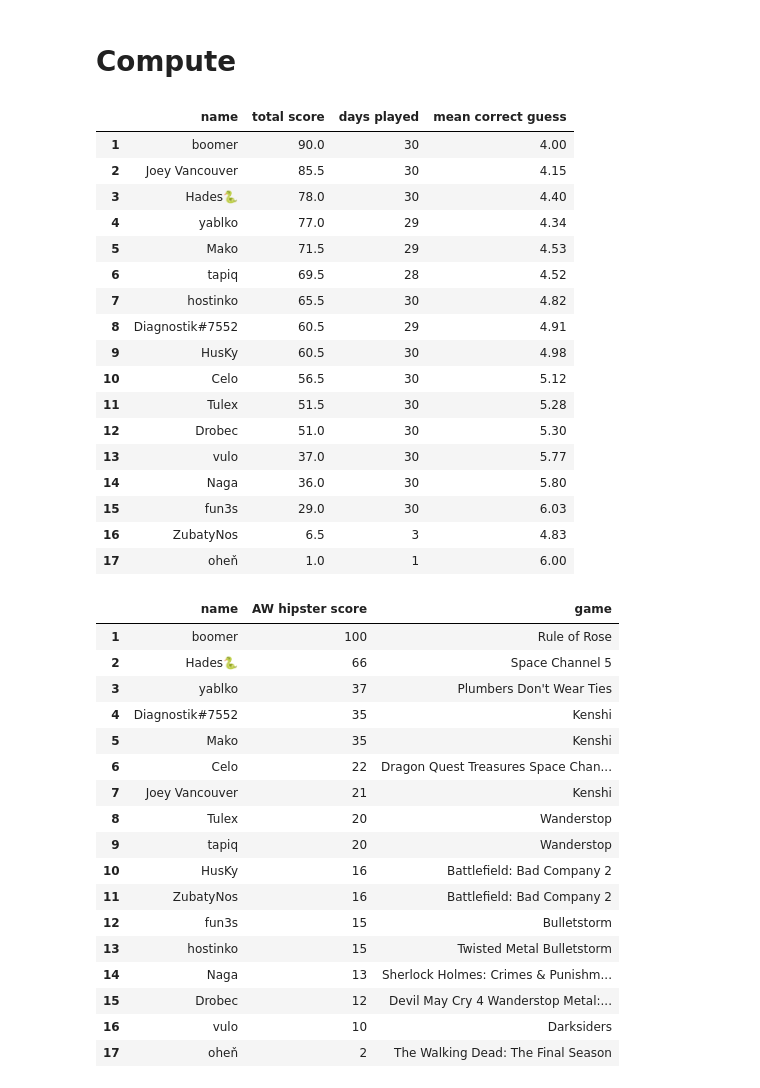
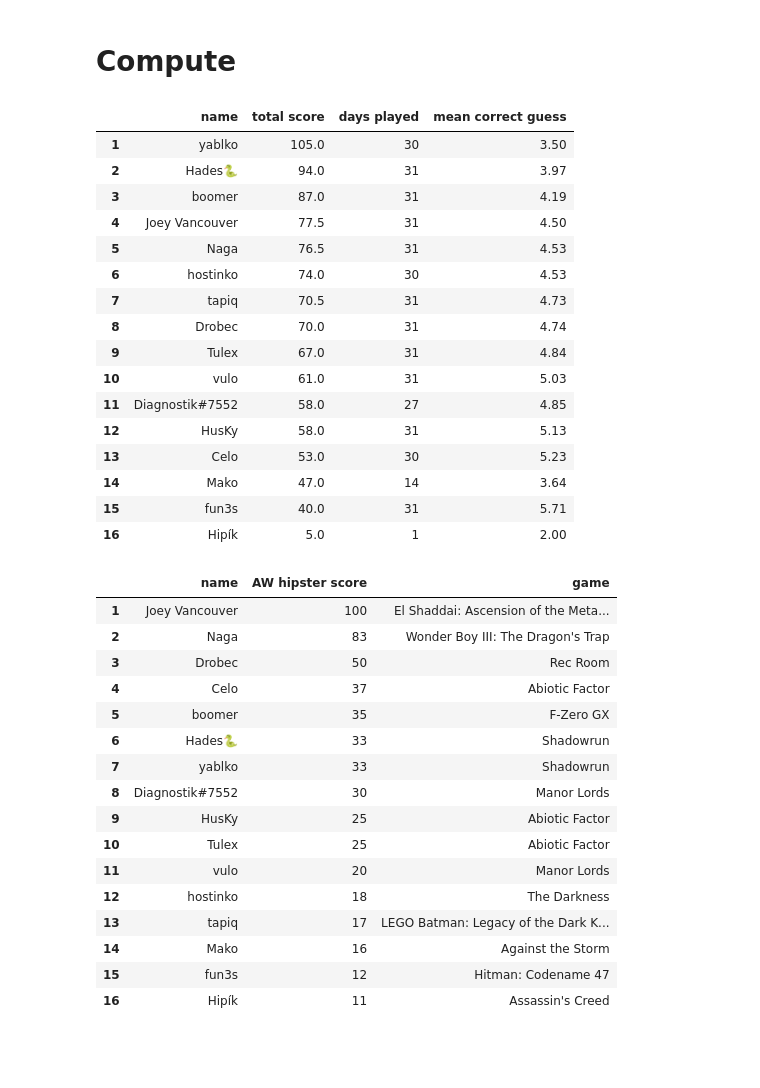
Before and after one commit to pavlikp/Arcade-Watch-Discord-Guess-the-Game-Awards, a Jupyter notebook: QuickGTG.ipynb, the cells around one changed output. Cells and saved outputs as stored; diff of their text form; code cells hidden in the pictures; blank space fills up the shorter version.

```diff
--- a/QuickGTG.ipynb
+++ b/QuickGTG.ipynb
@@ -56,13 +56,13 @@ new_games_df = new_games_df.set_index('day')
 # Compute
 # %%
 # import results
-f01 = open("gtg-jun26.txt", "r", encoding="utf8").read()
+f01 = open("gtg-jul26.txt", "r", encoding="utf8").read()
 
 fulltext = '\n'.join([f01])
 
 # specify beggining and end
-from_day = 1479
-to_day = 1508
+from_day = 1509
+to_day = 1539
 
 fulltext = fulltext.replace("\n\n —", " —") # fix for new Discord badges
 
@@ -92,50 +92,49 @@ df = df.ffill()
 
 df = df[(df.day >= from_day) & (df.day <= to_day)]
 
 # TODO: assert there are no duplicates
 
 df = df.drop_duplicates(subset=['name', 'day'])
 
 difficulty_index = df.groupby(['day']).agg({'score':'sum'}).sort_values(by='score')
 difficulty_index = difficulty_index.rename(columns={"score": "day_difficulty"})
 difficulty_index_copy = difficulty_index.copy()
 difficulty_index_copy.loc[difficulty_index_copy["day_difficulty"] == 0, "day_difficulty"] = 1.0
 
 df = df.join(difficulty_index_copy, on='day')
 
 df['AW hipster score'] = (df['score'] / df['day_difficulty'] * 100).astype(int)
 
 df = df.join(new_games_df, on='day')
 
 df['decade'] = df['release_year'].apply(lambda x: x // 10 * 10)
 
 df_final = df.groupby(['name']).agg({'score':'sum', 'days played':'sum', 'guess':'mean'}).sort_values(by=['score', 'name'], ascending=[False, True])
 df_final['guess'] = df_final['guess'].round(2)
 df_final = df_final.rename(columns={"guess": "mean correct guess", "score": "total score"})
 #df_final['median correct guess'] = df.groupby(['name']).agg({'guess':'median'}).astype(int)
 df_final["total score"] = df_final["total score"]
 df_final = df_final.reset_index()
 df_final.index += 1
 df_final
 # %% [output]
 |  | name | total score | days played | mean correct guess |
-| 1 | boomer | 90.0 | 30 | 4.00 |
-| 2 | Joey Vancouver | 85.5 | 30 | 4.15 |
-| 3 | Hades🐍 | 78.0 | 30 | 4.40 |
-| 4 | yablko | 77.0 | 29 | 4.34 |
-| 5 | Mako | 71.5 | 29 | 4.53 |
-| 6 | tapiq | 69.5 | 28 | 4.52 |
-| 7 | hostinko | 65.5 | 30 | 4.82 |
-| 8 | Diagnostik#7552 | 60.5 | 29 | 4.91 |
-| 9 | HusKy | 60.5 | 30 | 4.98 |
-| 10 | Celo | 56.5 | 30 | 5.12 |
-| 11 | Tulex | 51.5 | 30 | 5.28 |
-| 12 | Drobec | 51.0 | 30 | 5.30 |
-| 13 | vulo | 37.0 | 30 | 5.77 |
-| 14 | Naga | 36.0 | 30 | 5.80 |
-| 15 | fun3s | 29.0 | 30 | 6.03 |
-| 16 | ZubatyNos | 6.5 | 3 | 4.83 |
-| 17 | oheň | 1.0 | 1 | 6.00 |
+| 1 | yablko | 105.0 | 30 | 3.50 |
+| 2 | Hades🐍 | 94.0 | 31 | 3.97 |
+| 3 | boomer | 87.0 | 31 | 4.19 |
+| 4 | Joey Vancouver | 77.5 | 31 | 4.50 |
+| 5 | Naga | 76.5 | 31 | 4.53 |
+| 6 | hostinko | 74.0 | 30 | 4.53 |
+| 7 | tapiq | 70.5 | 31 | 4.73 |
+| 8 | Drobec | 70.0 | 31 | 4.74 |
+| 9 | Tulex | 67.0 | 31 | 4.84 |
+| 10 | vulo | 61.0 | 31 | 5.03 |
+| 11 | Diagnostik#7552 | 58.0 | 27 | 4.85 |
+| 12 | HusKy | 58.0 | 31 | 5.13 |
+| 13 | Celo | 53.0 | 30 | 5.23 |
+| 14 | Mako | 47.0 | 14 | 3.64 |
+| 15 | fun3s | 40.0 | 31 | 5.71 |
+| 16 | Hipík | 5.0 | 1 | 2.00 |
 # %%
 from IPython.display import display, HTML
 pd.set_option('display.max_colwidth', 255)
@@ -148,23 +147,22 @@ hipster_score_2.index = np.arange(len(hipster_score_2)) + 1
 pretty_print(hipster_score_2[hipster_score_2["AW hipster score"] > 0])
 # %% [output]
 |  | name | AW hipster score | game |
-| 1 | boomer | 100 | Rule of Rose |
-| 2 | Hades🐍 | 66 | Space Channel 5 |
-| 3 | yablko | 37 | Plumbers Don't Wear Ties |
-| 4 | Diagnostik#7552 | 35 | Kenshi |
-| 5 | Mako | 35 | Kenshi |
-| 6 | Celo | 22 | Dragon Quest Treasures Space Chan... |
-| 7 | Joey Vancouver | 21 | Kenshi |
-| 8 | Tulex | 20 | Wanderstop |
-| 9 | tapiq | 20 | Wanderstop |
-| 10 | HusKy | 16 | Battlefield: Bad Company 2 |
-| 11 | ZubatyNos | 16 | Battlefield: Bad Company 2 |
-| 12 | fun3s | 15 | Bulletstorm |
-| 13 | hostinko | 15 | Twisted Metal Bulletstorm |
-| 14 | Naga | 13 | Sherlock Holmes: Crimes & Punishm... |
-| 15 | Drobec | 12 | Devil May Cry 4 Wanderstop Metal:... |
-| 16 | vulo | 10 | Darksiders |
-| 17 | oheň | 2 | The Walking Dead: The Final Season |
+| 1 | Joey Vancouver | 100 | El Shaddai: Ascension of the Meta... |
+| 2 | Naga | 83 | Wonder Boy III: The Dragon's Trap |
+| 3 | Drobec | 50 | Rec Room |
+| 4 | Celo | 37 | Abiotic Factor |
+| 5 | boomer | 35 | F-Zero GX |
+| 6 | Hades🐍 | 33 | Shadowrun |
+| 7 | yablko | 33 | Shadowrun |
+| 8 | Diagnostik#7552 | 30 | Manor Lords |
+| 9 | HusKy | 25 | Abiotic Factor |
+| 10 | Tulex | 25 | Abiotic Factor |
+| 11 | vulo | 20 | Manor Lords |
+| 12 | hostinko | 18 | The Darkness |
+| 13 | tapiq | 17 | LEGO Batman: Legacy of the Dark K... |
+| 14 | Mako | 16 | Against the Storm |
+| 15 | fun3s | 12 | Hitman: Codename 47 |
+| 16 | Hipík | 11 | Assassin's Creed |
 # %%
 hipster_score = df.copy().sort_values(by=['AW hipster score', 'name'], ascending=[False, True]).drop_duplicates(['name'])[['name', 'day', 'guess', 'AW hipster score']]
 hipster_score['day'] = hipster_score['day'].astype("Int64")
```
Also changed, not shown: parts of 11 cells of this notebook, 4 other files.
